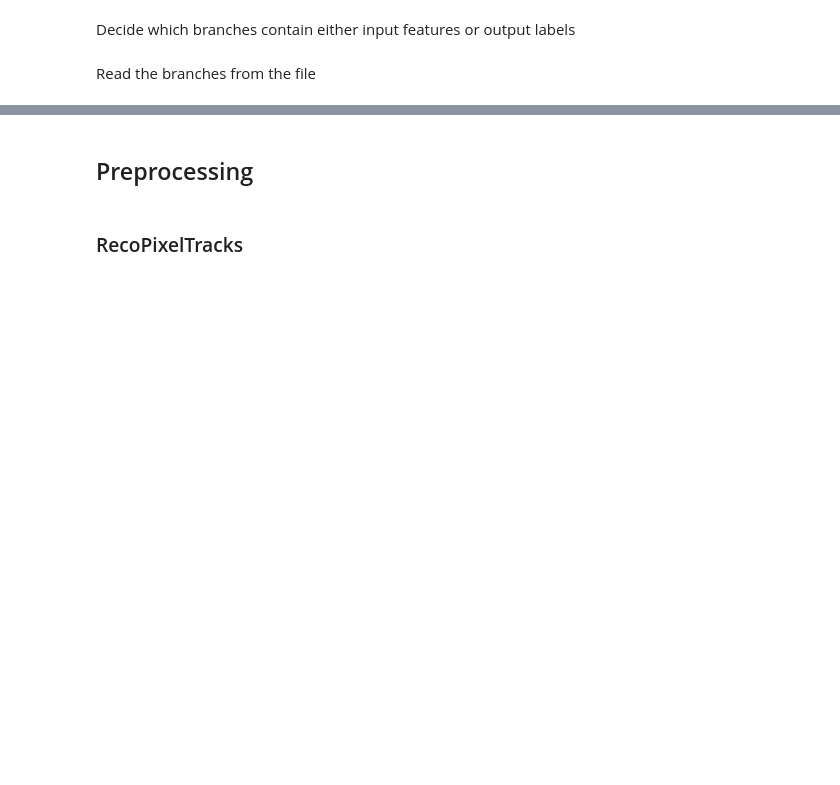
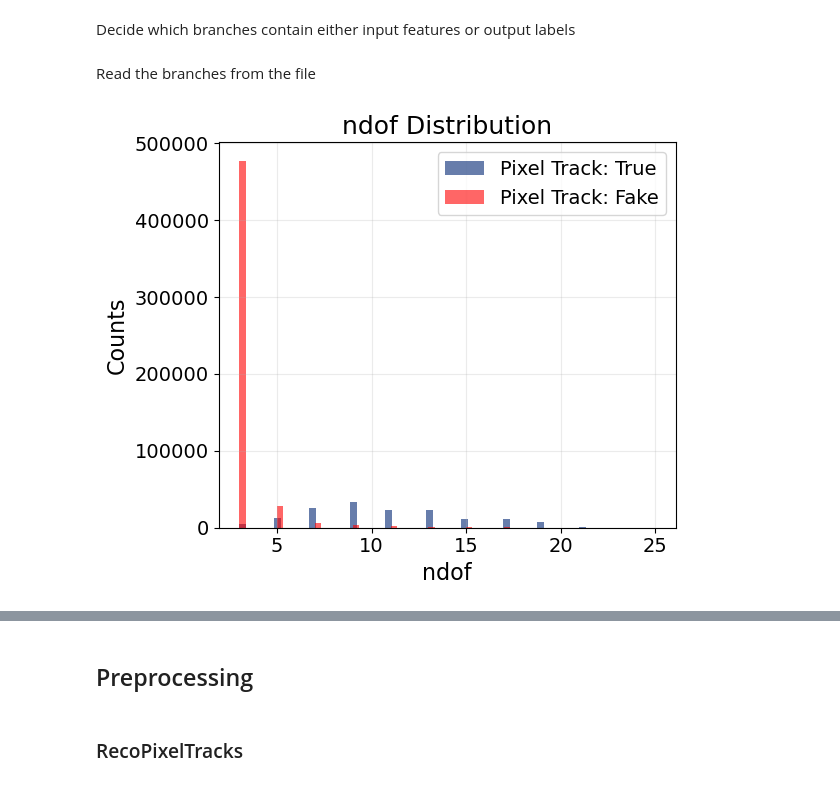
Before and after one commit to EmanueleCoradin/TrackSelectorDNN, a Jupyter notebook: ReadRootData.ipynb, the cells around one changed output, grey strips where cells are left out. Saved outputs shown, nothing was run; the diff lists cells and outputs as text; code cells hidden in the pictures; blank space fills up the shorter version.

```diff
--- a/ReadRootData.ipynb
+++ b/ReadRootData.ipynb
@@ -16,6 +36,6 @@ from trackkit import summary as summ
 # %%
 #INPUT_PATH = "ext.root"
-INPUT_PATH  = "/shared/data/100_tracks_train_dataset.root"
+INPUT_PATH  = "/shared/data/100_tracks_skip-connections_dataset.root"
 OUTPUT_PATH = "none" #/eos/user/e/ecoradin/GitHub/TrackSelectorDNN/TrackSelectorDNN/data/100_tracks_train-val_dataset_skip-connections.pt"
 OUTPUT_PATH_TRAIN = "none" #/eos/user/e/ecoradin/GitHub/TrackSelectorDNN/TrackSelectorDNN/data/100_tracks_train_dataset_skip-connections.pt"
 OUTPUT_PATH_VAL  = "none" #/eos/user/e/ecoradin/GitHub/TrackSelectorDNN/TrackSelectorDNN/data/100_tracks_val_dataset_skip-connections.pt"
@@ -136,20 +174,22 @@ mask_fake = (recoPixelTrackLabels==0)
 npixel_hits = recoPixelTrackFeatures[:,0]
 mask_hits   = (npixel_hits==2)
 # %%
-fname = "hltPixelTrack_nPixelHits"
+fname = "hltPixelTrack_ndof"
 i = recoPixelTrackFeatures_names.index(fname)
 
 plot.plot_single_feature(
     X_ref=recoPixelTrackFeatures,
     feature_index=i,
     feature_name=fname,
     y=recoPixelTrackLabels,
     density=False,
     figsize=(6, 5),
     labels=("Pixel Track", ""),
-    title="nPixelHits Distribution",
-    xlabel="nPixelHits"
+    title="ndof Distribution",
+    xlabel="ndof"
 )
+# %% [output]
+[figure, added]
 # %%
 fname = "hltPixelTrack_ndof"
 i = recoPixelTrackFeatures_names.index(fname)
```
Also changed, not shown: parts of 7 cells of this notebook, 2 other files.
